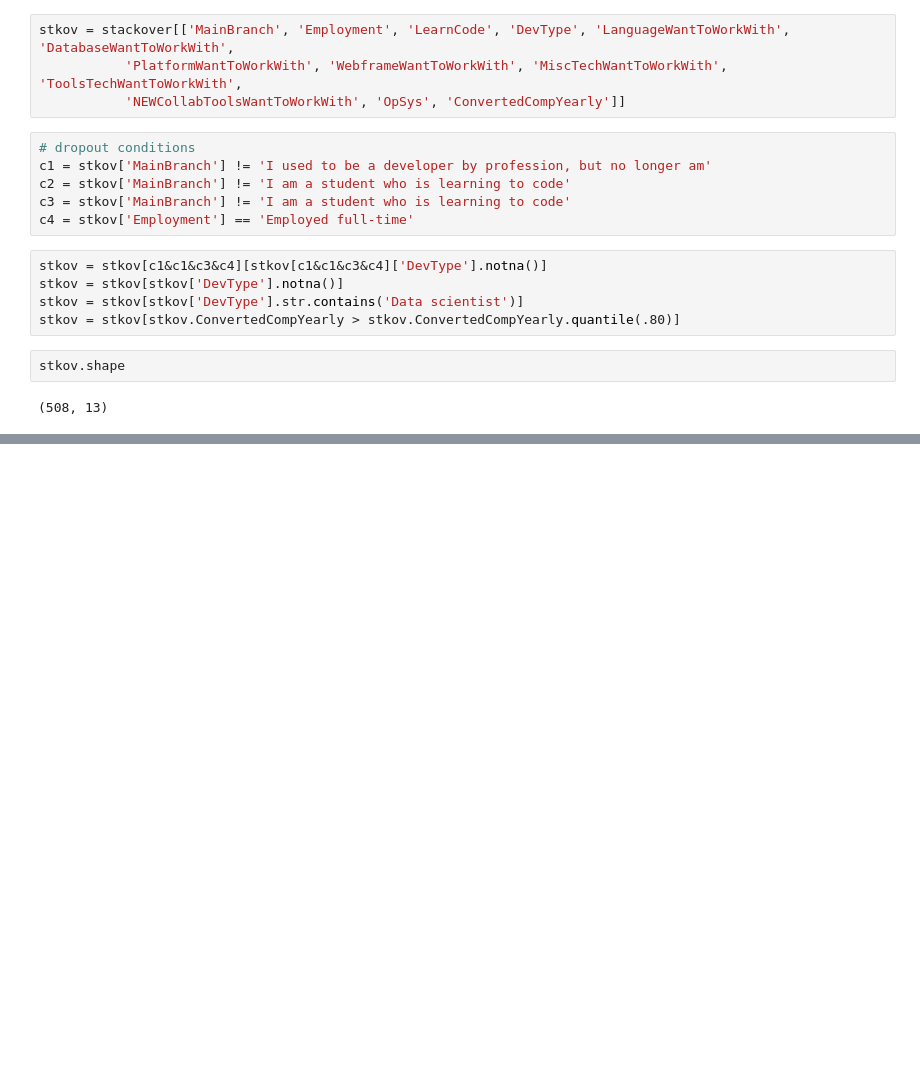
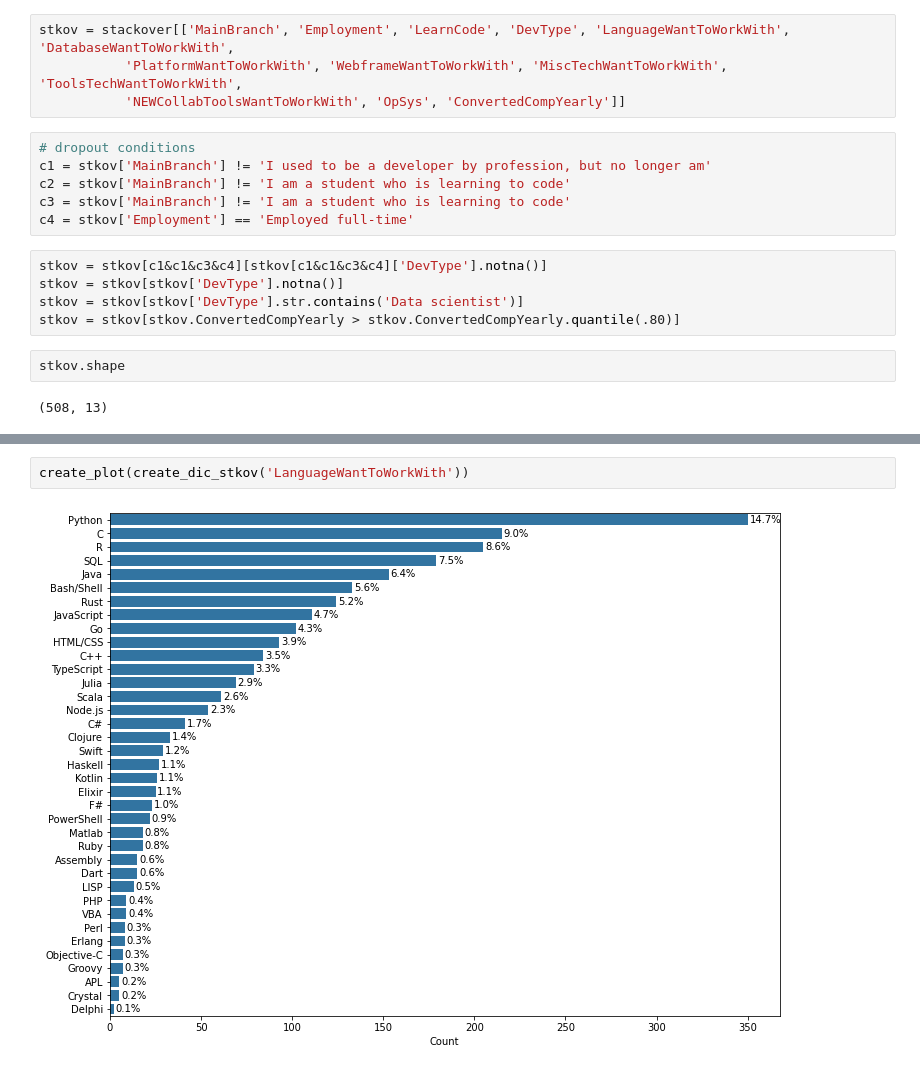
Before and after one commit to JosephArcila/Differences-from-Top-Data-Scientists, a Jupyter notebook: Untitled.ipynb, the cells around one changed output, grey strips where cells are left out. Cells and saved outputs as stored; diff of their text form; blank space fills up the shorter version.

```diff
--- a/Untitled.ipynb
+++ b/Untitled.ipynb
@@ -416,0 +242,4 @@ kaggle
+# %%
+create_plot(create_dic_stkov('LanguageWantToWorkWith'))
+# %% [output]
+[figure, added]
```
Also changed, not shown: parts of 92 cells of this notebook.
